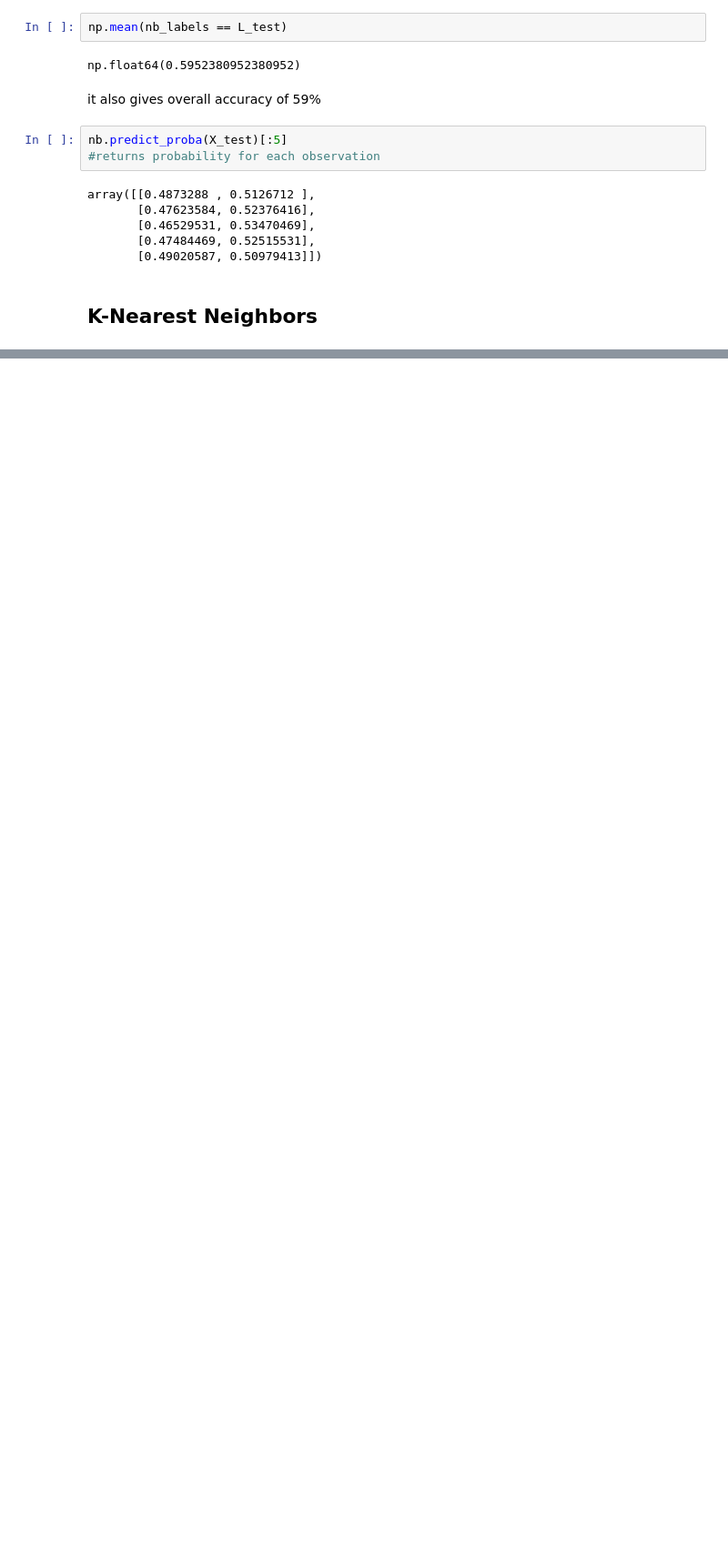
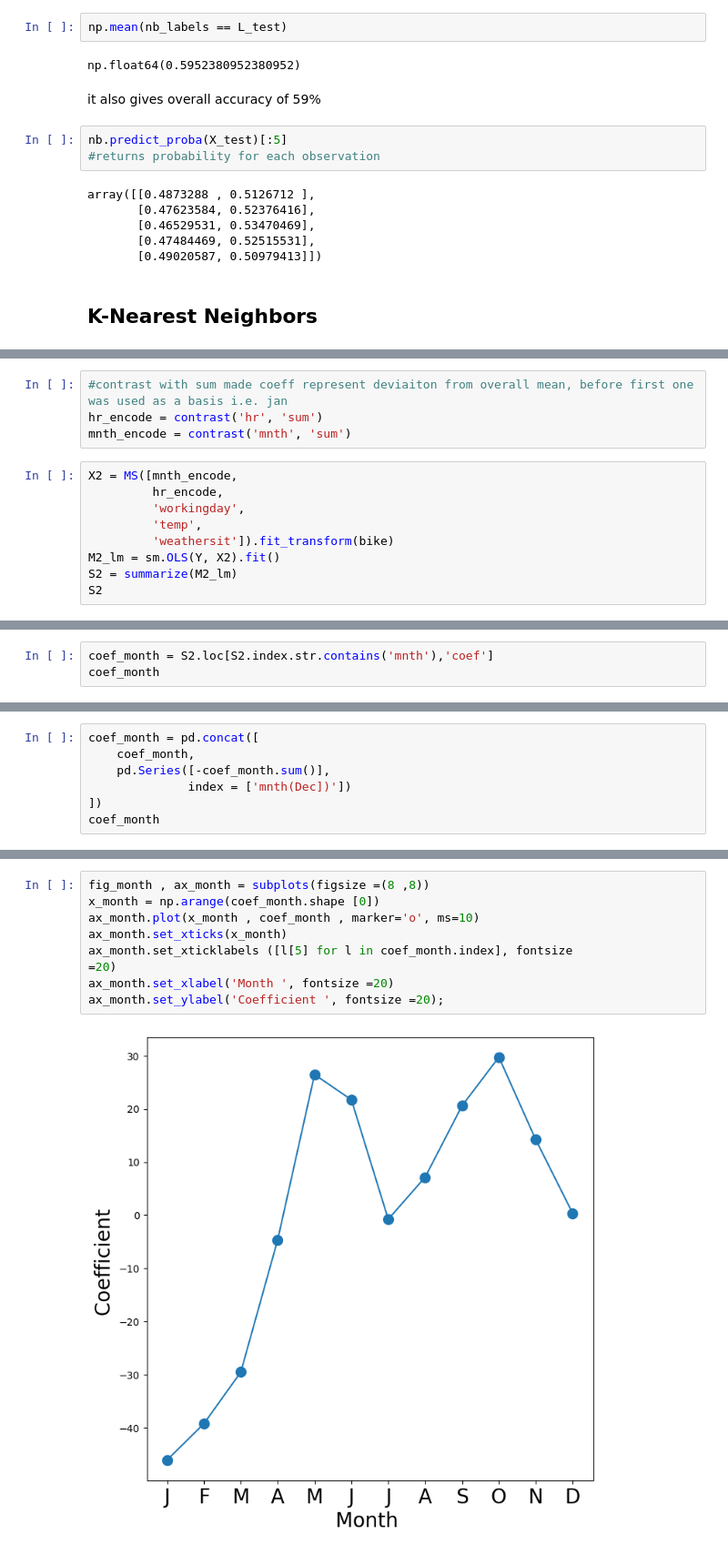
Before and after one commit to sandeshach987/ISLP, a Jupyter notebook: Chapter_4/lab_4.ipynb, the cells around one changed output, grey strips where cells are left out. Shown at 91% size. Drawn from its saved outputs; the diff is of its cells as text; blank space fills up the shorter version.

```diff
--- a/Chapter_4/lab_4.ipynb
+++ b/Chapter_4/lab_4.ipynb
@@ -354,0 +563,13 @@ knn1 = KNeighborsClassifier
+# %%
+#contrast with sum made coeff represent deviaiton from overall mean, before first one was used as a basis i.e. jan
+hr_encode = contrast('hr', 'sum')
+mnth_encode = contrast('mnth', 'sum')
+# %%
+X2 = MS([mnth_encode,
+         hr_encode,
+         'workingday',
+         'temp',
+         'weathersit']).fit_transform(bike)
+M2_lm = sm.OLS(Y, X2).fit()
+S2 = summarize(M2_lm)
+S2
@@ -354,0 +596,3 @@ knn1 = KNeighborsClassifier
+# %%
+coef_month = S2.loc[S2.index.str.contains('mnth'),'coef']
+coef_month
@@ -354,0 +612,7 @@ knn1 = KNeighborsClassifier
+# %%
+coef_month = pd.concat([
+    coef_month,
+    pd.Series([-coef_month.sum()],
+              index = ['mnth(Dec])'])
+])
+coef_month
@@ -354,0 +633,11 @@ knn1 = KNeighborsClassifier
+# %%
+fig_month , ax_month = subplots(figsize =(8 ,8))
+x_month = np.arange(coef_month.shape [0])
+ax_month.plot(x_month , coef_month , marker='o', ms=10)
+ax_month.set_xticks(x_month)
+ax_month.set_xticklabels ([l[5] for l in coef_month.index], fontsize
+=20)
+ax_month.set_xlabel('Month ', fontsize =20)
+ax_month.set_ylabel('Coefficient ', fontsize =20);
+# %% [output]
+[figure, added]
```
Also changed, not shown: parts of 37 cells of this notebook, 2 other files.
